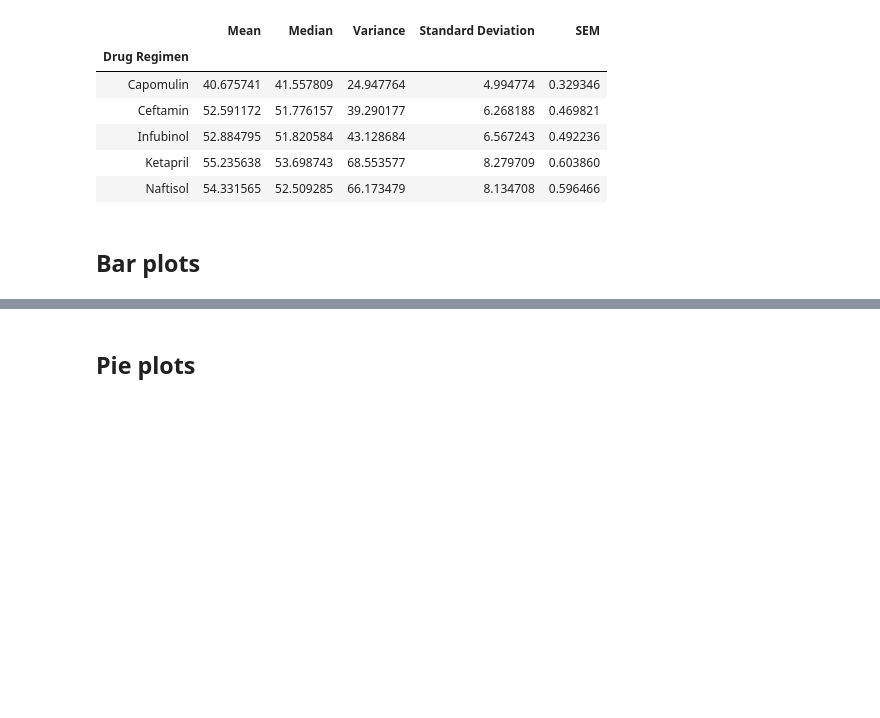
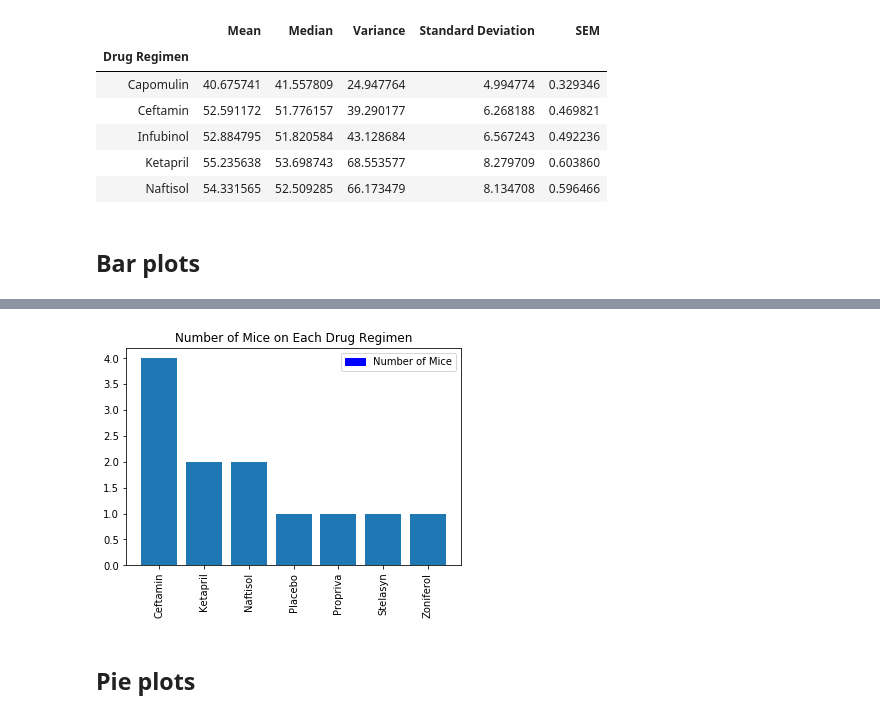
Before and after one commit to kyranduncan/Matplotlib_Challenge, a Jupyter notebook: pymaceuticals_starter.ipynb, the cells around one changed output, grey strips where cells are left out. Cells and saved outputs as stored; diff of their text form; code cells hidden in the pictures; blank space fills up the shorter version.

```diff
--- a/pymaceuticals_starter.ipynb
+++ b/pymaceuticals_starter.ipynb
@@ -184,3 +237,26 @@ summary_stat_tumor_volume.head()
+# %%
+#x_axis=np.arange(mice_on_regimen.shape[0])
+#plt.figure(figsize=(20,3))
+#plt.bar(x_axis, mice_on_regimen_df['Number of Mice'], color='b', alpha=1, align='center')
+#tick_locations=[value for value in x_axis]
+#plt.xticks(tick_locations, mice_on_regimen_df['Ceftamin', 'Ketapril', 'Naftisol', 'Placebo', 'Propriva', 'Stelasyn', 'Zoniferol'], rotation=vertical)
+#plt.show()
+
+objects = ('Ceftamin', 'Ketapril', 'Naftisol', 'Placebo', 'Propriva', 'Stelasyn', 'Zoniferol')
+y_pos = np.arange(len(objects))
+mice = [4, 2, 2, 1, 1, 1, 1]
+
+plt.bar(y_pos, mice, align='center', alpha=1)
+plt.xticks(y_pos, objects, rotation='vertical')
+plt.ylabel('')
+plt.title('Number of Mice on Each Drug Regimen')
+import matplotlib.patches as mpatches
+blue_patch = mpatches.Patch(color='blue', label='Number of Mice')
+plt.legend(handles=[blue_patch])
+
+plt.show()
+# %% [output]
+[figure, added]
 # %% [markdown]
 ## Pie plots
 # %%
```
Also changed, not shown: parts of 11 cells of this notebook, 2 other files.
